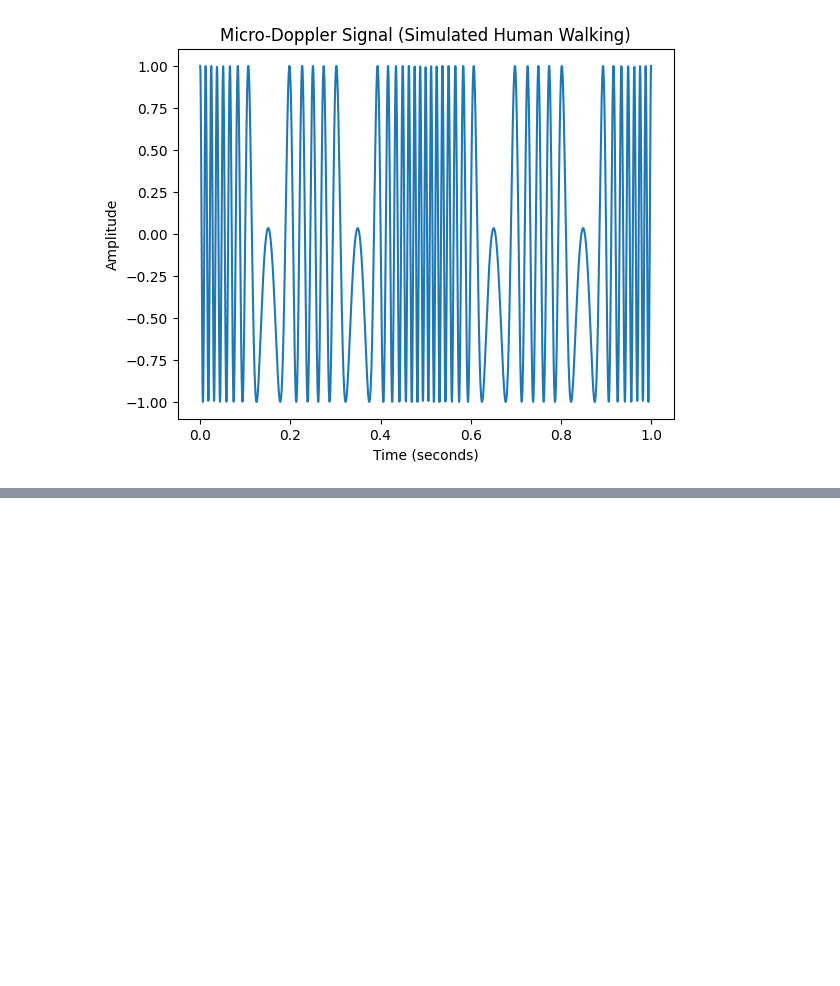
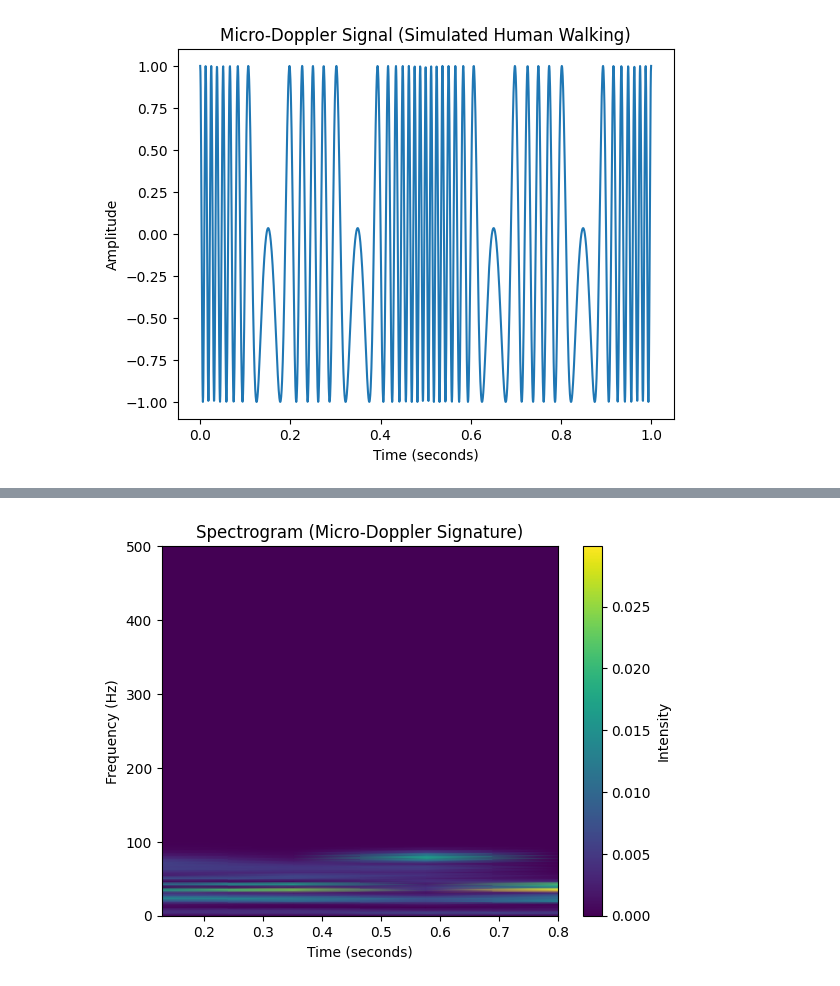
Before and after one commit to smokeScreen56/micro_doppler_target_classification, a Jupyter notebook: notebooks/01_doppler_basics.ipynb, the cells around one changed output, grey strips where cells are left out. Cells and saved outputs as stored; diff of their text form; code cells hidden in the pictures; blank space fills up the shorter version.

```diff
--- a/notebooks/01_doppler_basics.ipynb
+++ b/notebooks/01_doppler_basics.ipynb
@@ -53,0 +103,14 @@ plt.show()
+# %%
+from scipy.signal import spectrogram
+
+f, t_spec, Sxx = spectrogram(signal_micro, fs)
+
+plt.figure()
+plt.pcolormesh(t_spec, f, Sxx, shading='gouraud')
+plt.title("Spectrogram (Micro-Doppler Signature)")
+plt.ylabel("Frequency (Hz)")
+plt.xlabel("Time (seconds)")
+plt.colorbar(label="Intensity")
+plt.show()
+# %% [output]
+[figure, added]
```
Also changed, not shown: parts of 3 cells of this notebook, 2 other files.
